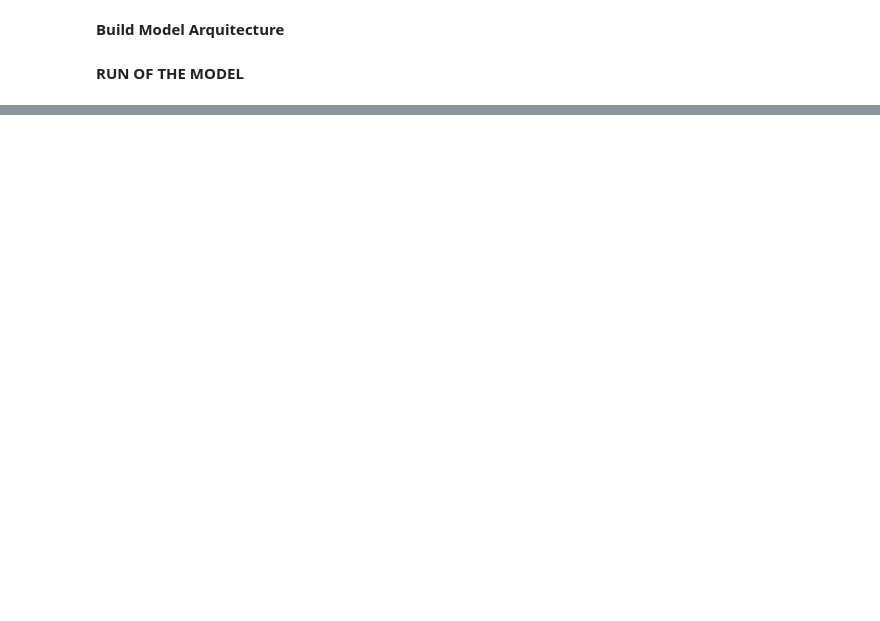
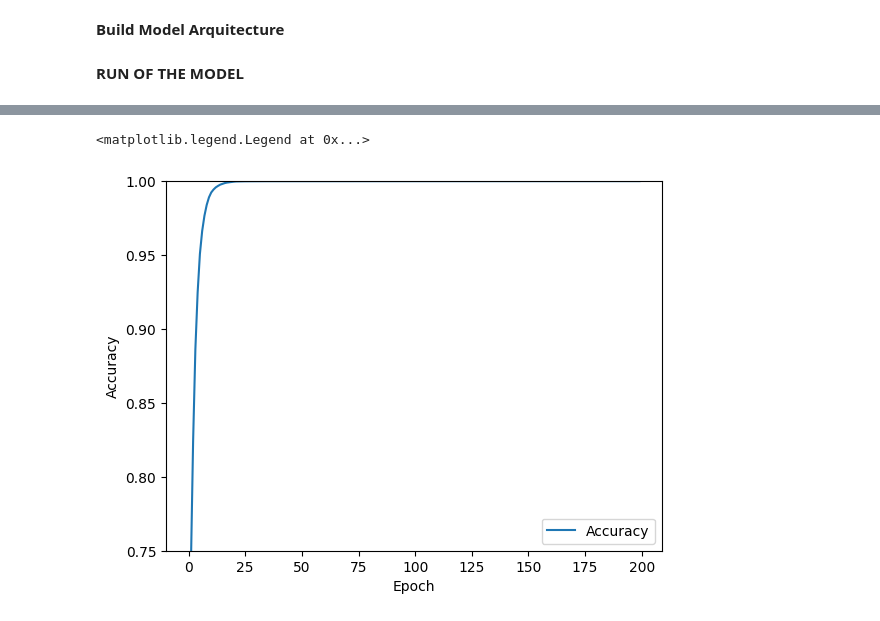
Before and after one commit to PedroAMtz/RSNA_Abdominal_Trauma, a Jupyter notebook: experiments/LSTM_Model/Unet-lstm-2d-model.ipynb, the cells around one changed output, grey strips where cells are left out. Cells and saved outputs as stored; diff of their text form; code cells hidden in the pictures; blank space fills up the shorter version.

Commit message:
unet + lst model training notebook update

```diff
--- a/experiments/LSTM_Model/Unet-lstm-2d-model.ipynb
+++ b/experiments/LSTM_Model/Unet-lstm-2d-model.ipynb
@@ -245,0 +132,2 @@ train_images , test_images , train_labels, test_labels = train_test_split(transp
+# %%
+processed_data = process_balanced_data(data)
@@ -246,3 +150,8 @@ train_images , test_images , train_labels, test_labels = train_test_split(transp
+# %%
+image_paths = processed_data["Paths"]
+labels = processed_data["Labels"]
+# %%
+data_generator = SuperDataGenerator(x_set=image_paths, y_set=labels, batch_size=config.BATCH_SIZE, target_size=(128,128), window_width=400, window_level=50)
 # %% [markdown]
 ****Build Model Arquitecture****
 # %%
@@ -318,18 +227,8 @@ if __name__ == "__main__":
     input_shape = (128, 128, 1)
     num_classes = 2
 
-    #Organize hyperparameters to track down
-    config = SimpleNamespace(
-        lstm_units = 100,
-        L_R = 1e-5,
-        LOSS = "binary_crossentropy",
-        METRICS = "accuracy",
-        EPOCHS = 200,
-        BATCH_SIZE = 32
-    )
-
     #Start the wandb run
-    wandb.init(project="Unet-LSTM-2D-Model", config=config)
+    wandb.init(project="Unet-LSTM-2D-Model_LOCAL_v2", config=config)
 
     # Hyperparameters
     #lstm_units = 100
@@ -342,11 +241,12 @@ if __name__ == "__main__":
     OPTIMIZER=tf.keras.optimizers.SGD(learning_rate=config.L_R)
 
     #Model training
+    early_stopping = EarlyStopping(monitor='loss', patience=5, restore_best_weights=True)
 
     model = unet_encoder_lstm_model(input_shape, config.lstm_units)
     model.compile(optimizer=OPTIMIZER, loss=config.LOSS, metrics=config.METRICS)
     model.summary()
 
 
-    history = model.fit(train_images, train_labels, epochs=config.EPOCHS, batch_size=config.BATCH_SIZE, validation_data=(test_images, test_labels),
-                        shuffle=True)
+    history = model.fit(data_generator, epochs=config.EPOCHS, #steps_per_epoch=len(processed_data) // config.BATCH_SIZE,
+                        shuffle=False, callbacks=[WandbCallback(), early_stopping])
@@ -353,19 +296,11 @@ if __name__ == "__main__":
 # %%
-#Log metrics over time to visualize performance
-train_metrics = { "accuracy": model.metrics,
-                 "loss": model.loss}
-val_metrics = {"val_accuracy": history.history["val_accuracy"],
-                  "val_loss": history.history["val_loss"]}
-wandb.log(train_metrics)
-wandb.log(val_metrics)
 
 plt.plot(history.history["accuracy"], label="Accuracy")
-plt.plot(history.history["val_accuracy"], label="Validation accuracy")
+#plt.plot(history.history["val_accuracy"], label="Validation accuracy")
 plt.xlabel("Epoch")
 plt.ylabel("Accuracy")
 plt.ylim([0.75, 1])
 plt.legend(loc="lower right")
-
-#Finish the run
-
-wandb.finish()
+# %% [output]
+<matplotlib.legend.Legend at 0x...>
+[figure, added]
```
Also changed, not shown: parts of 24 cells of this notebook.
